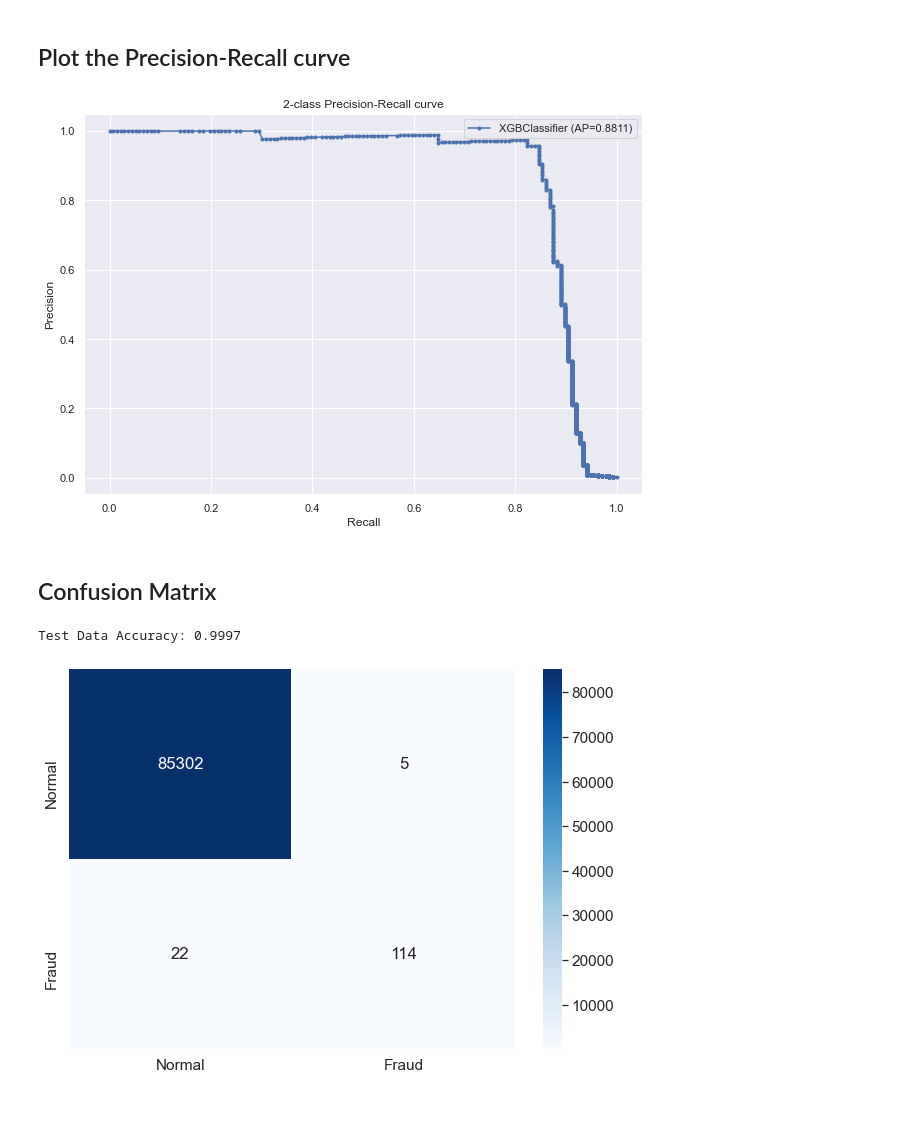
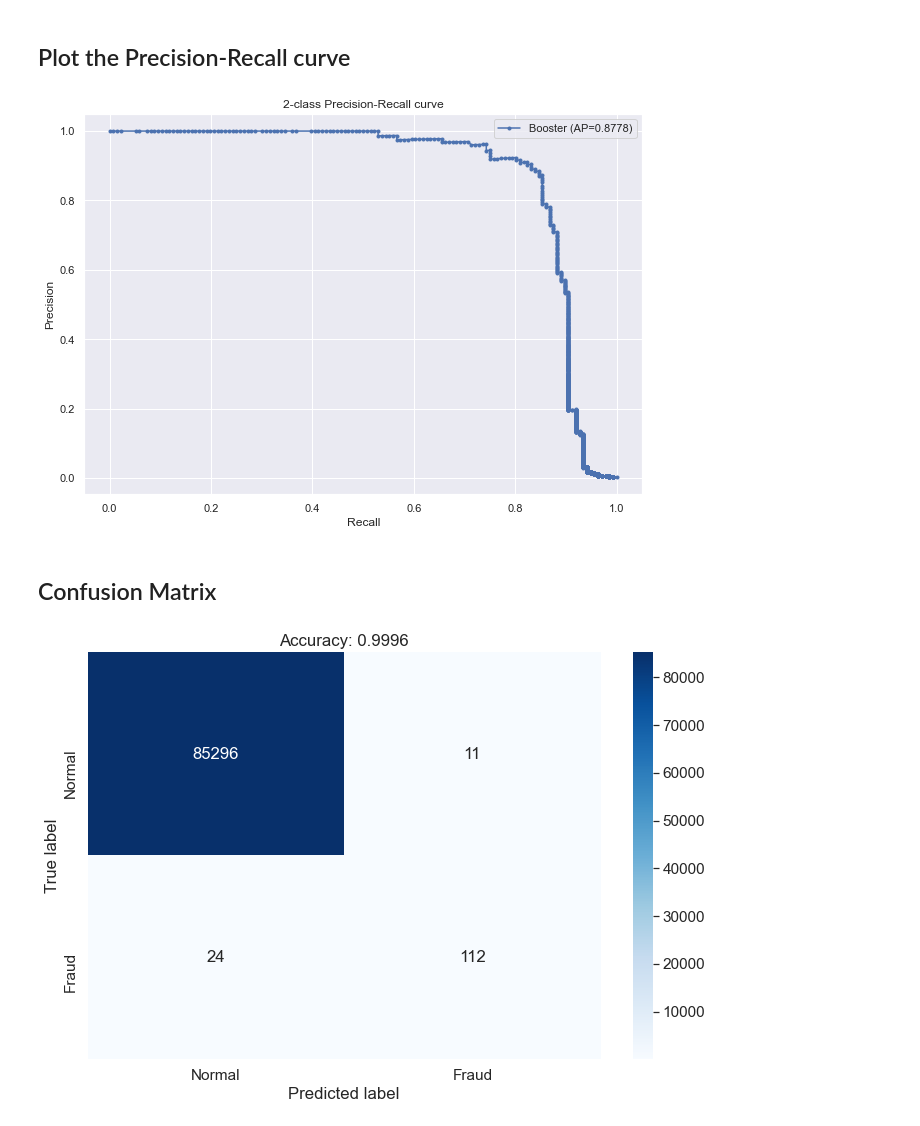
Before and after one commit to tsailiming/datascience-examples, a Jupyter notebook: workshop/notebooks/3 using xgboost.ipynb, the cells around one changed output. Cells and saved outputs as stored; diff of their text form; code cells hidden in the pictures.

```diff
--- a/workshop/notebooks/3 using xgboost.ipynb
+++ b/workshop/notebooks/3 using xgboost.ipynb
@@ -6,7 +29,7 @@
 import numpy as np
 import pandas as pd
 # %%
-df = pd.read_csv('/Users/ltsai/Documents/workspace/github/datascience-examples/creditcard.csv')
+df = pd.read_csv('../../creditcard.csv')
 # %%
 features = df.columns.values
 # %% [markdown]
@@ -70 +98,13 @@ round(X_test.shape[0]/df.shape[0], 2)
+# %%
+watchlist = [(dtrain, 'train'), (dtest, 'test')]
+
+# Set xgboost parameters
+params = {}
+params['objective'] = 'binary:logistic'
+params['eta'] = 0.039
+params['max_depth'] = 2
+params['subsample'] = 0.8
+params['colsample_bytree'] = 0.9
+params['eval_metric'] = 'auc'
+params['random_state'] = RANDOM_SEED
 # %%
@@ -91 +165,8 @@ average_precision = average_precision_score(y_test, y_proba_baseline)
+# %%
+y_proba_baseline = baseline.predict(dtest)
+
+average_precision = average_precision_score(y_test, y_proba_baseline)
+mlflow.log_metric('average_precision', average_precision)
+# %%
+THRESHOLD = 0.5
 # %%
@@ -134,7 +221,7 @@ plt.show()
 # For unbalanced data
 plt.figure(figsize = (10,7))
 
-precision, recall, a = precision_recall_curve(y_test, y_proba_baseline)
+precision, recall, _ = precision_recall_curve(y_test, y_proba_baseline)
 plt.plot(recall, precision, marker='.', label='{} (AP={:.4f})'.format(baseline.__class__.__name__, average_precision))
 
 plt.xlabel('Recall')
@@ -143,19 +230,28 @@ plt.title('2-class Precision-Recall curve')
 plt.legend()
 plt.show()
 # %% [output]
-[figure, old version]
+[figure, new version]
 # %% [markdown]
 ## Confusion Matrix
 # %%
 LABELS = ["Normal", "Fraud"]
 
-cm = confusion_matrix(y_test, y_baseline) # rows = truth, cols = prediction
+plt.figure(figsize = (10,7))
+
+cm = confusion_matrix(y_test, y_proba_baseline>THRESHOLD) # rows = truth, cols = prediction
 df_cm = pd.DataFrame(cm, index = (0, 1), columns = (0, 1))
-plt.figure(figsize = (10,7))
+
 sns.set(font_scale=1.4)
-sns.heatmap(df_cm, xticklabels=LABELS, yticklabels=LABELS, annot=True, cmap="Blues", fmt="d")
+sns.heatmap(df_cm, xticklabels=LABELS, yticklabels=LABELS, annot=True, fmt="d", cmap='Blues')
 
-print("Test Data Accuracy: %0.4f" % accuracy_score(y_test, y_baseline))
+accuracy = accuracy_score(y_test, y_proba_baseline>THRESHOLD)
+mlflow.log_metric('accuracy', accuracy)
+
+plt.title('Accuracy: {:.4f}'.format(accuracy))
+plt.ylabel('True label')
+plt.xlabel('Predicted label')
+
+plt.tight_layout()
+plt.show()
 # %% [output]
-Test Data Accuracy: 0.9997
-[figure, old version]
+[figure, new version]
```
Also changed, not shown: parts of 14 cells of this notebook, 1 other file.
